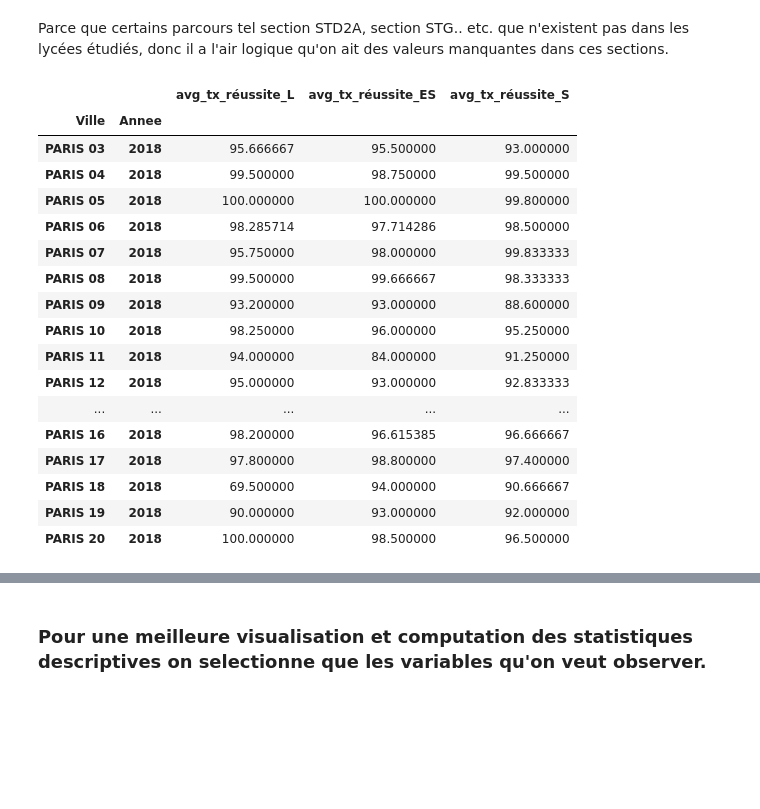
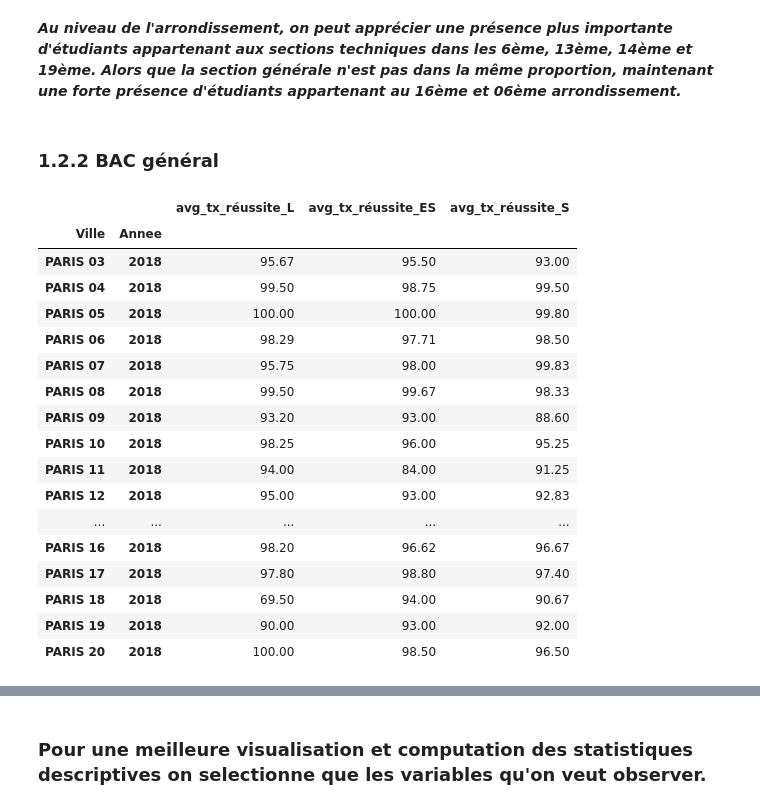
Before and after one commit to AleMax2/Project-python, a Jupyter notebook: 1. Analyse Descriptive année 2020.ipynb, the cells around one changed output, grey strips where cells are left out. Drawn from its saved outputs; the diff is of its cells as text; code cells hidden in the pictures; blank space fills up the shorter version.

```diff
--- a/1. Analyse Descriptive année 2020.ipynb
+++ b/1. Analyse Descriptive année 2020.ipynb
@@ -192,3 +228,5 @@ dtype: int64
-# %% [markdown]
-Parce que certains parcours tel section STD2A, section STG.. etc. que n'existent pas dans les lycées étudiés, donc il a l'air logique qu'on ait des valeurs manquantes dans ces sections.
+# %% [markdown]
+***Au niveau de l'arrondissement, on peut apprécier une présence plus importante d'étudiants appartenant aux sections techniques dans les 6ème, 13ème, 14ème et 19ème. Alors que la section générale n'est pas dans la même proportion, maintenant une forte présence d'étudiants appartenant au 16ème et 06ème arrondissement.***
+# %% [markdown]
+### 1.2.2 BAC général
 # %%
@@ -199,23 +236,23 @@ df2=df1[['Etablissement','Annee','Ville','Academie','Taux de reussite - L','Taux
 df3 = df2[['Etablissement','Annee','Ville','Academie','Taux de reussite - L','Taux de reussite - ES','Taux de reussite - S']]
 df3=df2.loc[df2['Annee'] == 2018.0]
 # %%
-df3.groupby(['Ville','Annee']).agg(avg_tx_réussite_L=('Taux de reussite - L','mean'),avg_tx_réussite_ES = ('Taux de reussite - ES', 'mean'),avg_tx_réussite_S = ('Taux de reussite - S', 'mean'))
+df3.groupby(['Ville','Annee']).agg(avg_tx_réussite_L=('Taux de reussite - L','mean'),avg_tx_réussite_ES = ('Taux de reussite - ES', 'mean'),avg_tx_réussite_S = ('Taux de reussite - S', 'mean')).round(2)
 # %% [output]
 |  |  | avg_tx_réussite_L | avg_tx_réussite_ES | avg_tx_réussite_S |
 | Ville | Annee |  |  |  |
-| PARIS 03 | 2018 | 95.666667 | 95.500000 | 93.000000 |
-| PARIS 04 | 2018 | 99.500000 | 98.750000 | 99.500000 |
-| PARIS 05 | 2018 | 100.000000 | 100.000000 | 99.800000 |
-| PARIS 06 | 2018 | 98.285714 | 97.714286 | 98.500000 |
-| PARIS 07 | 2018 | 95.750000 | 98.000000 | 99.833333 |
-| PARIS 08 | 2018 | 99.500000 | 99.666667 | 98.333333 |
-| PARIS 09 | 2018 | 93.200000 | 93.000000 | 88.600000 |
-| PARIS 10 | 2018 | 98.250000 | 96.000000 | 95.250000 |
-| PARIS 11 | 2018 | 94.000000 | 84.000000 | 91.250000 |
-| PARIS 12 | 2018 | 95.000000 | 93.000000 | 92.833333 |
+| PARIS 03 | 2018 | 95.67 | 95.50 | 93.00 |
+| PARIS 04 | 2018 | 99.50 | 98.75 | 99.50 |
+| PARIS 05 | 2018 | 100.00 | 100.00 | 99.80 |
+| PARIS 06 | 2018 | 98.29 | 97.71 | 98.50 |
+| PARIS 07 | 2018 | 95.75 | 98.00 | 99.83 |
+| PARIS 08 | 2018 | 99.50 | 99.67 | 98.33 |
+| PARIS 09 | 2018 | 93.20 | 93.00 | 88.60 |
+| PARIS 10 | 2018 | 98.25 | 96.00 | 95.25 |
+| PARIS 11 | 2018 | 94.00 | 84.00 | 91.25 |
+| PARIS 12 | 2018 | 95.00 | 93.00 | 92.83 |
 | ... | ... | ... | ... | ... |
-| PARIS 16 | 2018 | 98.200000 | 96.615385 | 96.666667 |
-| PARIS 17 | 2018 | 97.800000 | 98.800000 | 97.400000 |
-| PARIS 18 | 2018 | 69.500000 | 94.000000 | 90.666667 |
-| PARIS 19 | 2018 | 90.000000 | 93.000000 | 92.000000 |
-| PARIS 20 | 2018 | 100.000000 | 98.500000 | 96.500000 |
+| PARIS 16 | 2018 | 98.20 | 96.62 | 96.67 |
+| PARIS 17 | 2018 | 97.80 | 98.80 | 97.40 |
+| PARIS 18 | 2018 | 69.50 | 94.00 | 90.67 |
+| PARIS 19 | 2018 | 90.00 | 93.00 | 92.00 |
+| PARIS 20 | 2018 | 100.00 | 98.50 | 96.50 |
```
Also changed, not shown: parts of 35 cells of this notebook, 1 other file.
